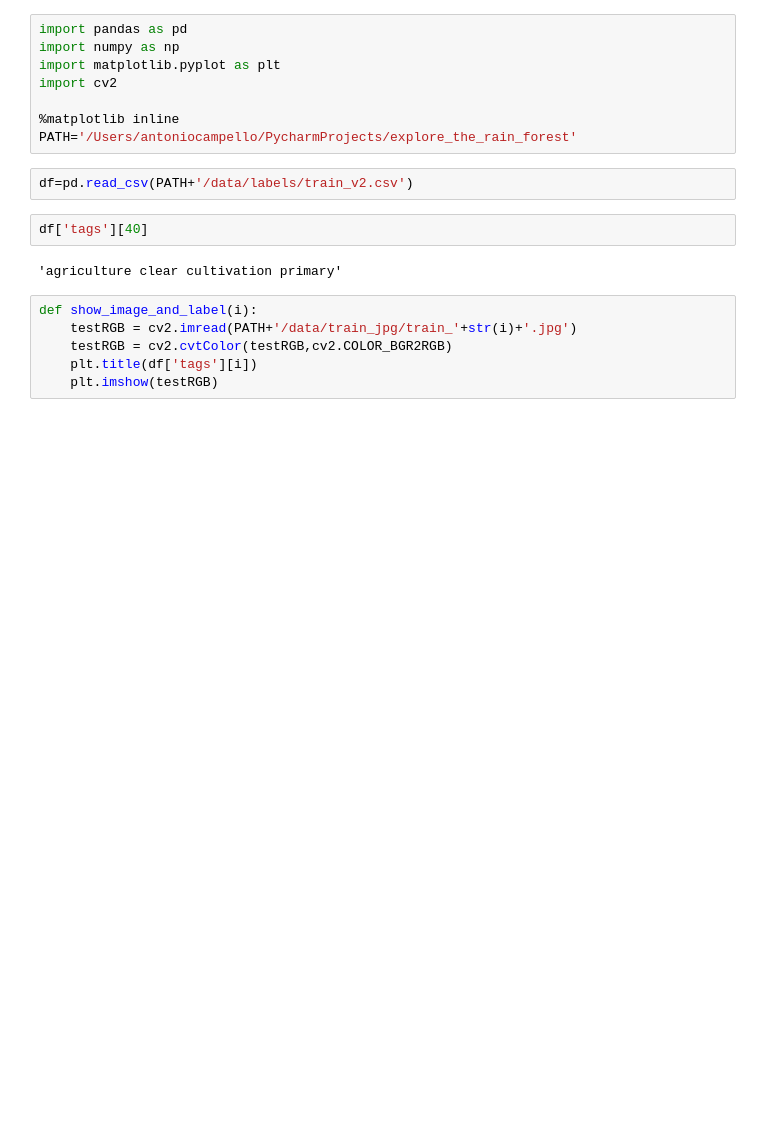
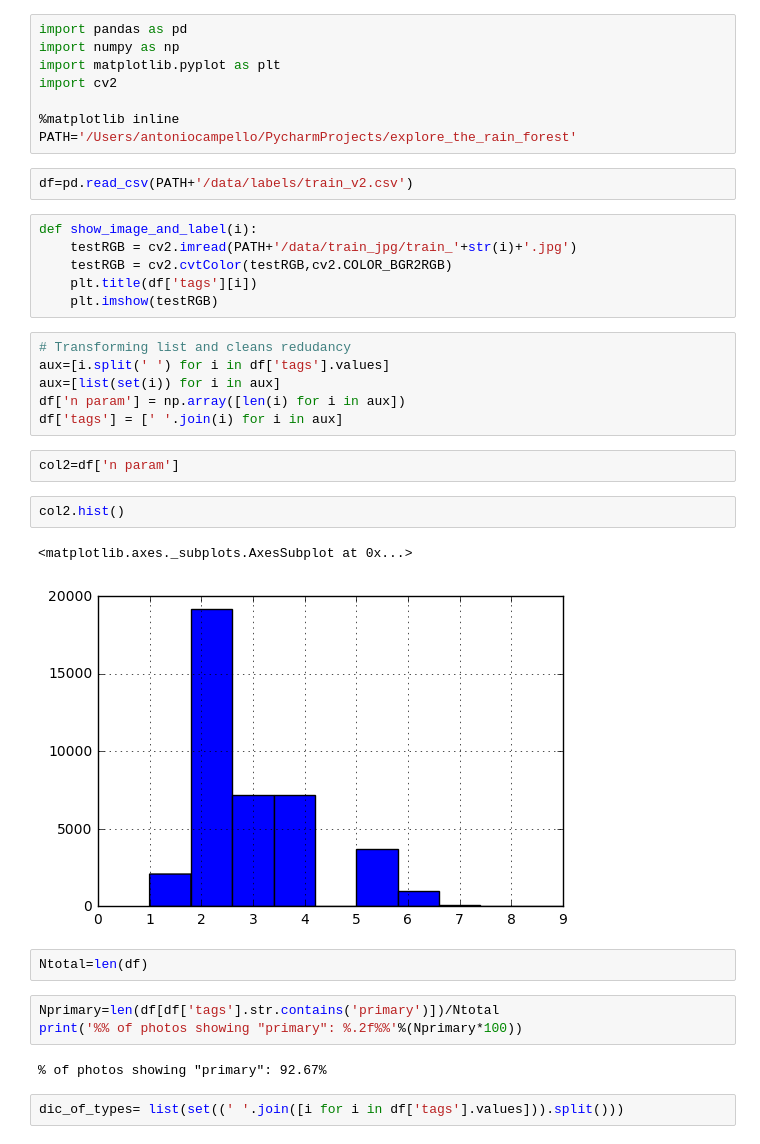
Before and after one commit to aCampello/Explore_the_Planet, a Jupyter notebook: lab/Data_Exploration.ipynb, the cells around one changed output. Drawn from its saved outputs; the diff is of its cells as text; blank space fills up the shorter version.

```diff
--- a/lab/Data_Exploration.ipynb
+++ b/lab/Data_Exploration.ipynb
@@ -8,13 +8,31 @@ import cv2
 PATH='/Users/antoniocampello/PycharmProjects/explore_the_rain_forest'
 # %%
 df=pd.read_csv(PATH+'/data/labels/train_v2.csv')
-# %%
-df['tags'][40]
-# %% [output]
-'agriculture clear cultivation primary'
 # %%
 def show_image_and_label(i):
     testRGB = cv2.imread(PATH+'/data/train_jpg/train_'+str(i)+'.jpg')
     testRGB = cv2.cvtColor(testRGB,cv2.COLOR_BGR2RGB)
     plt.title(df['tags'][i])
     plt.imshow(testRGB)
+# %%
+# Transforming list and cleans redudancy
+aux=[i.split(' ') for i in df['tags'].values]
+aux=[list(set(i)) for i in aux]
+df['n param'] = np.array([len(i) for i in aux])
+df['tags'] = [' '.join(i) for i in aux]
+# %%
+col2=df['n param']
+# %%
+col2.hist()
+# %% [output]
+<matplotlib.axes._subplots.AxesSubplot at 0x...>
+[figure, added]
+# %%
+Ntotal=len(df)
+# %%
+Nprimary=len(df[df['tags'].str.contains('primary')])/Ntotal
+print('%% of photos showing "primary": %.2f%%'%(Nprimary*100))
+# %% [output]
+% of photos showing "primary": 92.67%
+# %%
+dic_of_types= list(set((' '.join([i for i in df['tags'].values])).split()))
```
Also changed, not shown: parts of 6 cells of this notebook.
